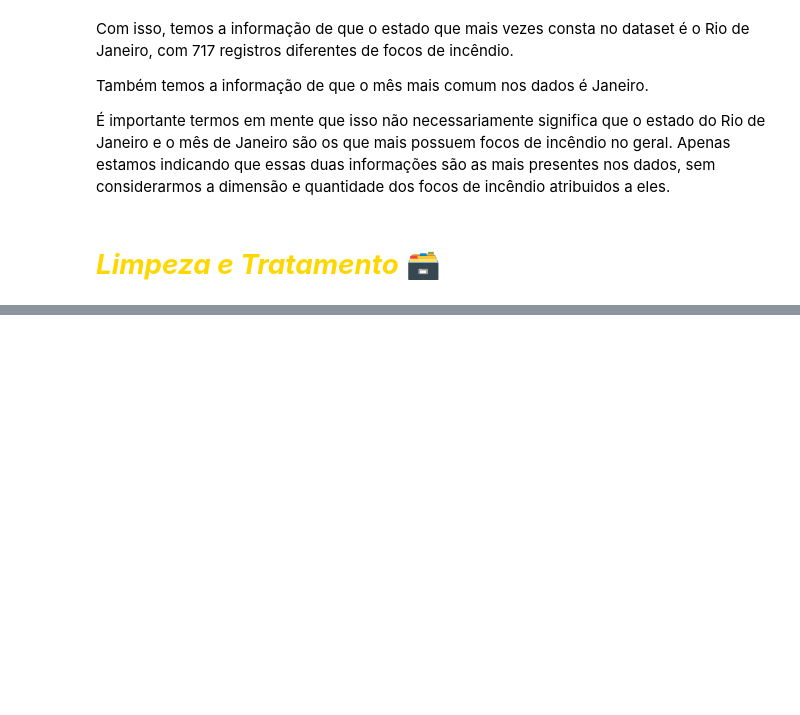
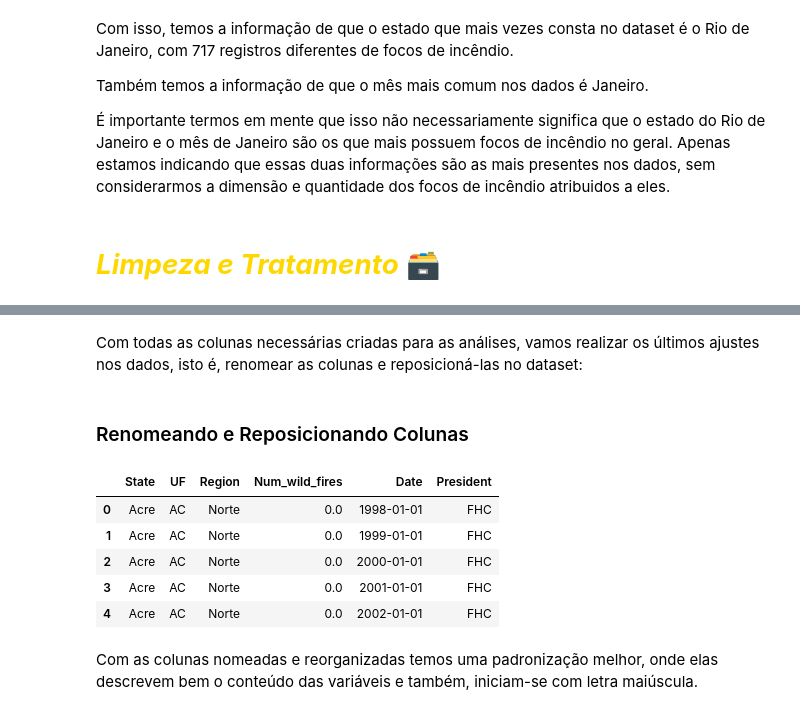
Before and after one commit to JoSEPHDev2022/Forest_Fires_Brazil, a Jupyter notebook: relatorio.ipynb, the cells around one changed output, grey strips where cells are left out. Saved outputs shown, nothing was run; the diff lists cells and outputs as text; code cells hidden in the pictures; blank space fills up the shorter version.

```diff
--- a/relatorio.ipynb
+++ b/relatorio.ipynb
@@ -187,0 +273,3 @@ Também temos a informação de que o mês mais comum nos dados é Janeiro.
+# %%
+# Excluindo coluna month:
+data_clean = data_clean.drop(['month', 'year'], axis=1)
@@ -187,0 +484,29 @@ Também temos a informação de que o mês mais comum nos dados é Janeiro.
+# %% [markdown]
+Com todas as colunas necessárias criadas para as análises, vamos realizar os últimos ajustes nos dados, isto é, renomear as colunas e reposicioná-las no dataset:
+# %% [markdown]
+### Renomeando e Reposicionando Colunas
+# %%
+# Renomeando colunas utilizando um dicionário:
+data_clean = data_clean.rename(columns={
+    'state': 'State',
+    'number': 'Num_wild_fires',
+    'date': 'Date'
+})
+
+# Reposicionando colunas:
+data_clean = data_clean.loc[
+    :,
+    ['State', 'UF', 'Region',
+    'Num_wild_fires', 'Date', 'President']
+]
+# Visualizando novos dados:
+data_clean.head()
+# %% [output]
+|  | State | UF | Region | Num_wild_fires | Date | President |
+| 0 | Acre | AC | Norte | 0.0 | 1998-01-01 | FHC |
+| 1 | Acre | AC | Norte | 0.0 | 1999-01-01 | FHC |
+| 2 | Acre | AC | Norte | 0.0 | 2000-01-01 | FHC |
+| 3 | Acre | AC | Norte | 0.0 | 2001-01-01 | FHC |
+| 4 | Acre | AC | Norte | 0.0 | 2002-01-01 | FHC |
+# %% [markdown]
+Com as colunas nomeadas e reorganizadas temos uma padronização melhor, onde elas descrevem bem o conteúdo das variáveis e também, iniciam-se com letra maiúscula.
```
Also changed, not shown: parts of 38 cells of this notebook.
